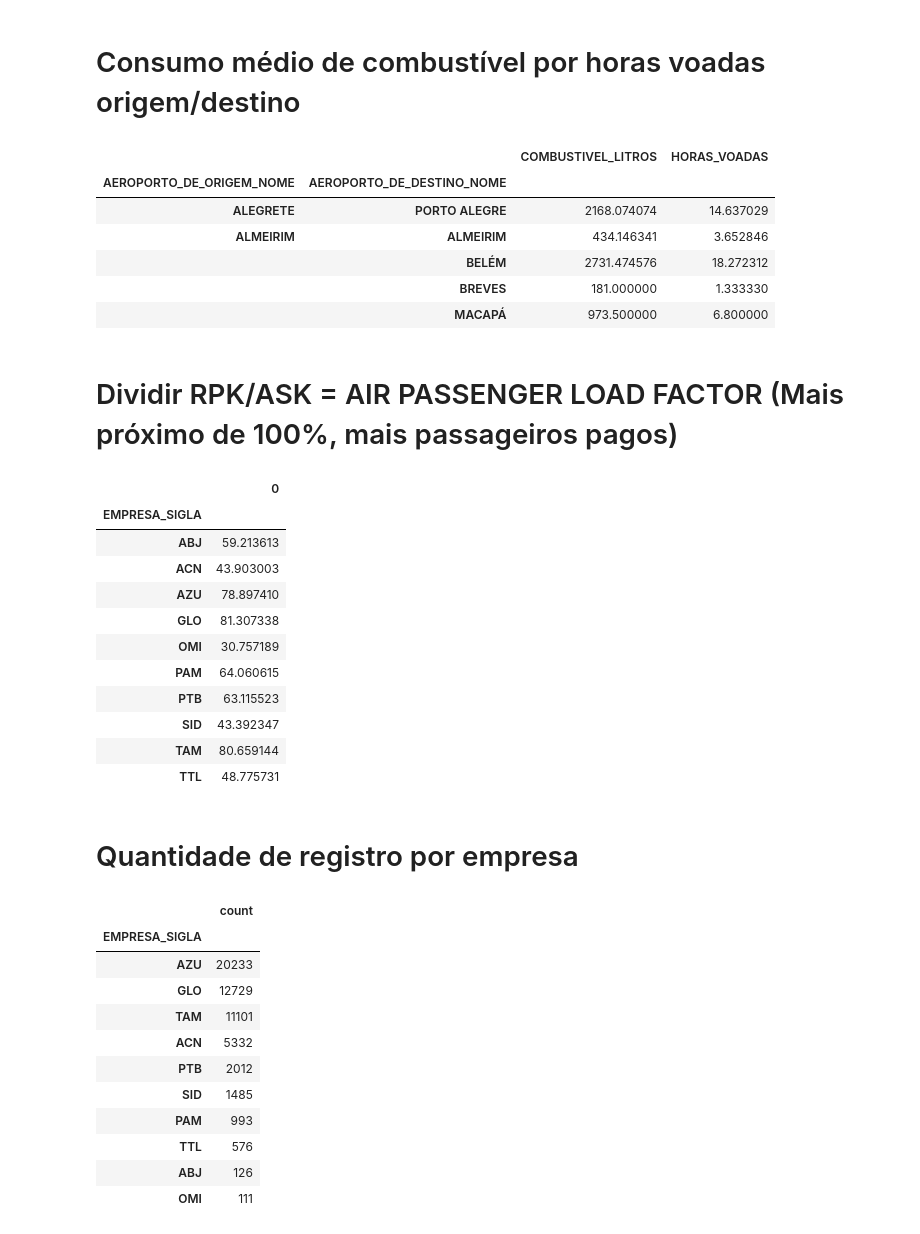
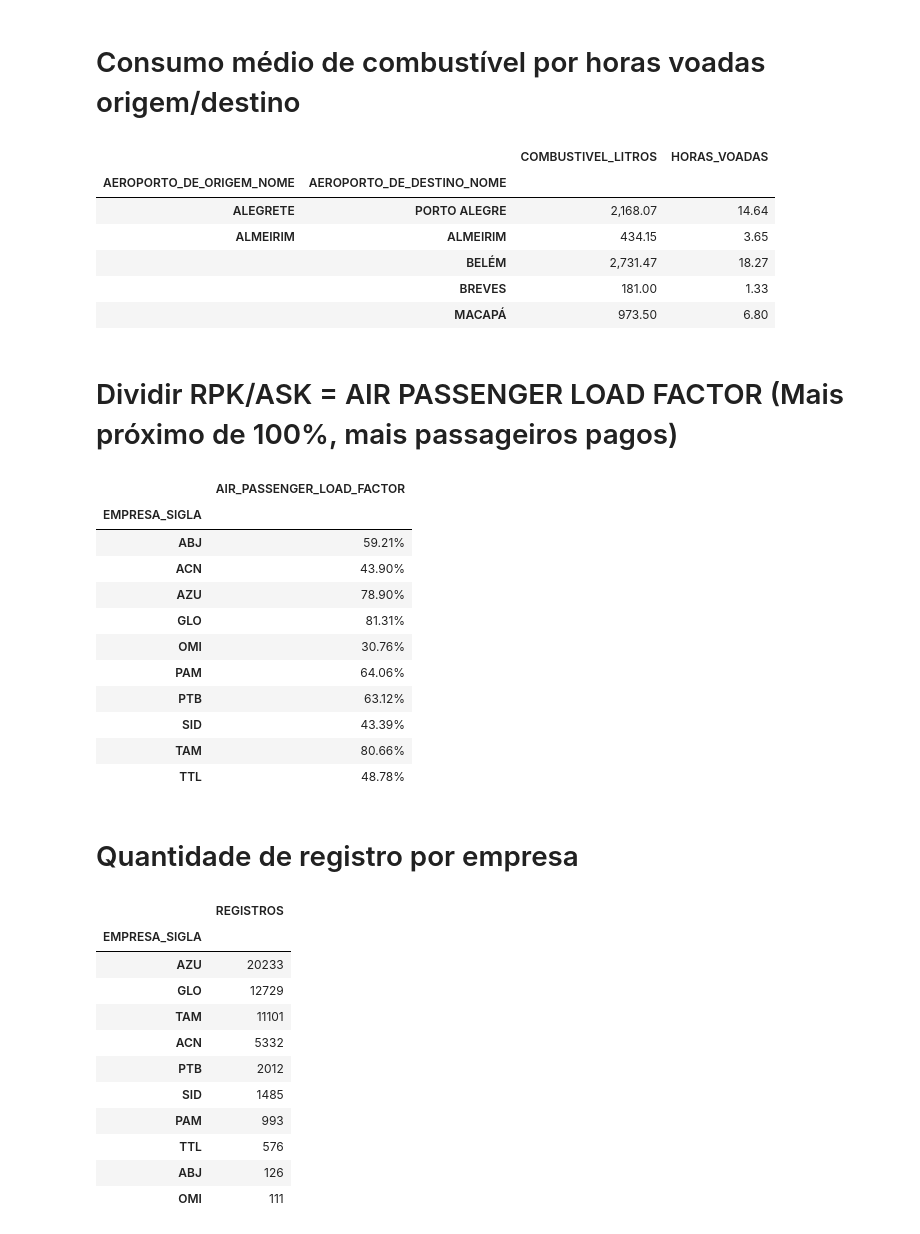
Before and after one commit to lgmro/analise_dados_big_data, a Jupyter notebook: Analise_Descritiva.ipynb, the cells around one changed output. Saved outputs shown, nothing was run; the diff lists cells and outputs as text; code cells hidden in the pictures.

```diff
--- a/Analise_Descritiva.ipynb
+++ b/Analise_Descritiva.ipynb
@@ -10,6 +10,9 @@ display(base)
 
 def formatar(valor):
     return "{:,.2f}".format(valor)
+
+def formatarPorcentagem(valor):
+    return "{:,.2f}%".format(valor)
 # %% [output]
 |  | EMPRESA_SIGLA | EMPRESA_NOME | ANO | MES | AEROPORTO_DE_ORIGEM_SIGLA | AEROPORTO_DE_ORIGEM_NOME | ... |
 | 0 | ABJ | ATA - AEROTÁXI ABAETÉ LTDA. | 2022 | 1 | SBSV | SALVADOR | ... |
@@ -231,41 +222,47 @@ display(consumo_combustivel)
 # Consumo médio de combustível por horas voadas origem/destino
 # %%
 consumo_combustivel_origem_destino = base[['AEROPORTO_DE_ORIGEM_NOME', 'AEROPORTO_DE_DESTINO_NOME', 'COMBUSTIVEL_LITROS', 'HORAS_VOADAS']].groupby(['AEROPORTO_DE_ORIGEM_NOME', 'AEROPORTO_DE_DESTINO_NOME']).mean()
+consumo_combustivel_origem_destino.COMBUSTIVEL_LITROS = consumo_combustivel_origem_destino.COMBUSTIVEL_LITROS.apply(formatar)
+consumo_combustivel_origem_destino.HORAS_VOADAS = consumo_combustivel_origem_destino.HORAS_VOADAS.apply(formatar)
 consumo_combustivel_origem_destino.head()
 # %% [output]
 |  |  | COMBUSTIVEL_LITROS | HORAS_VOADAS |
 | AEROPORTO_DE_ORIGEM_NOME | AEROPORTO_DE_DESTINO_NOME |  |  |
-| ALEGRETE | PORTO ALEGRE | 2168.074074 | 14.637029 |
-| ALMEIRIM | ALMEIRIM | 434.146341 | 3.652846 |
-|  | BELÉM | 2731.474576 | 18.272312 |
-|  | BREVES | 181.000000 | 1.333330 |
-|  | MACAPÁ | 973.500000 | 6.800000 |
+| ALEGRETE | PORTO ALEGRE | 2,168.07 | 14.64 |
+| ALMEIRIM | ALMEIRIM | 434.15 | 3.65 |
+|  | BELÉM | 2,731.47 | 18.27 |
+|  | BREVES | 181.00 | 1.33 |
+|  | MACAPÁ | 973.50 | 6.80 |
 # %% [markdown]
 # Dividir RPK/ASK = AIR PASSENGER LOAD FACTOR (Mais próximo de 100%, mais passageiros pagos)
 # %%
 valores_rpk_ask = base[['EMPRESA_SIGLA', 'RPK', 'ASK']].groupby(['EMPRESA_SIGLA']).sum()
 air_passenger_load_factor = (valores_rpk_ask.RPK/valores_rpk_ask.ASK)*100
 air_passenger_load_factor = air_passenger_load_factor.to_frame()
+air_passenger_load_factor.columns = ['AIR_PASSENGER_LOAD_FACTOR']
+air_passenger_load_factor['AIR_PASSENGER_LOAD_FACTOR'] = air_passenger_load_factor['AIR_PASSENGER_LOAD_FACTOR'].apply(formatarPorcentagem)
 display(air_passenger_load_factor)
 # %% [output]
-|  | 0 |
+|  | AIR_PASSENGER_LOAD_FACTOR |
 | EMPRESA_SIGLA |  |
-| ABJ | 59.213613 |
-| ACN | 43.903003 |
-| AZU | 78.897410 |
-| GLO | 81.307338 |
-| OMI | 30.757189 |
-| PAM | 64.060615 |
-| PTB | 63.115523 |
-| SID | 43.392347 |
-| TAM | 80.659144 |
-| TTL | 48.775731 |
+| ABJ | 59.21% |
+| ACN | 43.90% |
+| AZU | 78.90% |
+| GLO | 81.31% |
+| OMI | 30.76% |
+| PAM | 64.06% |
+| PTB | 63.12% |
+| SID | 43.39% |
+| TAM | 80.66% |
+| TTL | 48.78% |
 # %% [markdown]
 # Quantidade de registro por empresa
 # %%
-base['EMPRESA_SIGLA'].value_counts().to_frame()
+qta_registro = base['EMPRESA_SIGLA'].value_counts().to_frame()
+qta_registro.columns = ['REGISTROS']
+display(qta_registro)
 # %% [output]
-|  | count |
+|  | REGISTROS |
 | EMPRESA_SIGLA |  |
 | AZU | 20233 |
 | GLO | 12729 |
```
Also changed, not shown: parts of 8 cells of this notebook.
